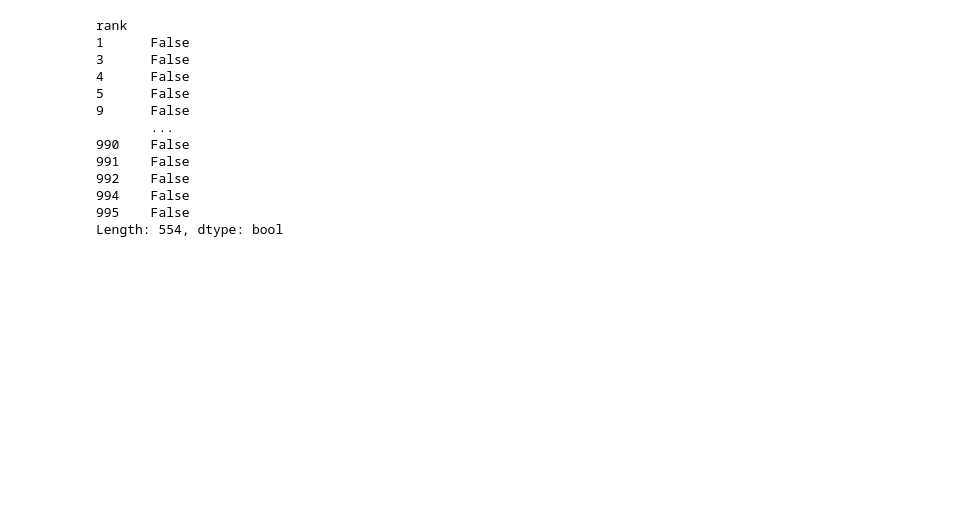
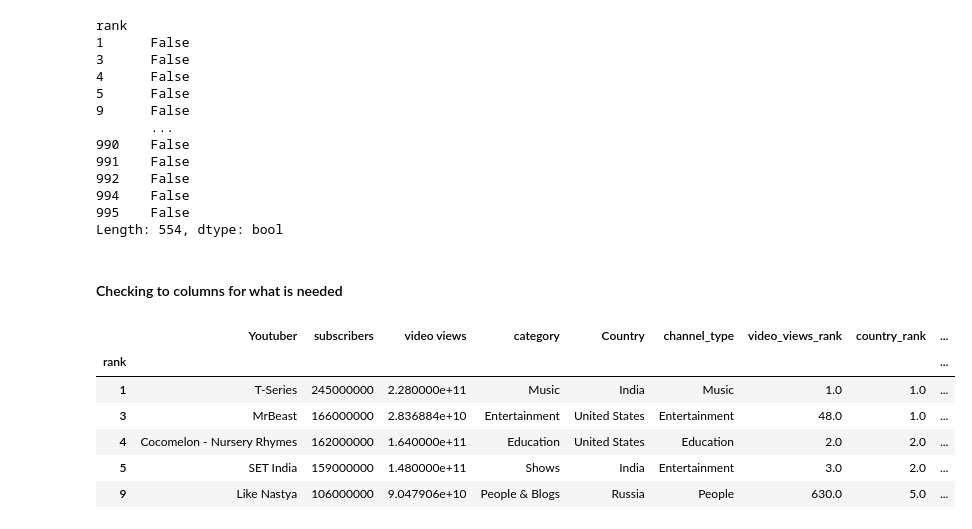
Before and after one commit to Siah2016/Youtube_Statistics, a Jupyter notebook: youtube.ipynb, the cells around one changed output. Cells and saved outputs as stored; diff of their text form; code cells hidden in the pictures; blank space fills up the shorter version.

```diff
--- a/youtube.ipynb
+++ b/youtube.ipynb
@@ -103,3 +103,15 @@ rank
 994    False
 995    False
 Length: 554, dtype: bool
+# %% [markdown]
+#### Checking to columns for what is needed
+# %%
+removal_col_df.head()
+# %% [output]
+|  | Youtuber | subscribers | video views | category | Country | channel_type | video_views_rank | country_rank | ... |
+| rank |  |  |  |  |  |  |  |  | ... |
+| 1 | T-Series | 245000000 | 2.280000e+11 | Music | India | Music | 1.0 | 1.0 | ... |
+| 3 | MrBeast | 166000000 | 2.836884e+10 | Entertainment | United States | Entertainment | 48.0 | 1.0 | ... |
+| 4 | Cocomelon - Nursery Rhymes | 162000000 | 1.640000e+11 | Education | United States | Education | 2.0 | 2.0 | ... |
+| 5 | SET India | 159000000 | 1.480000e+11 | Shows | India | Entertainment | 3.0 | 2.0 | ... |
+| 9 | Like Nastya | 106000000 | 9.047906e+10 | People & Blogs | Russia | People | 630.0 | 5.0 | ... |
```
Also changed, not shown: parts of 7 cells of this notebook.
